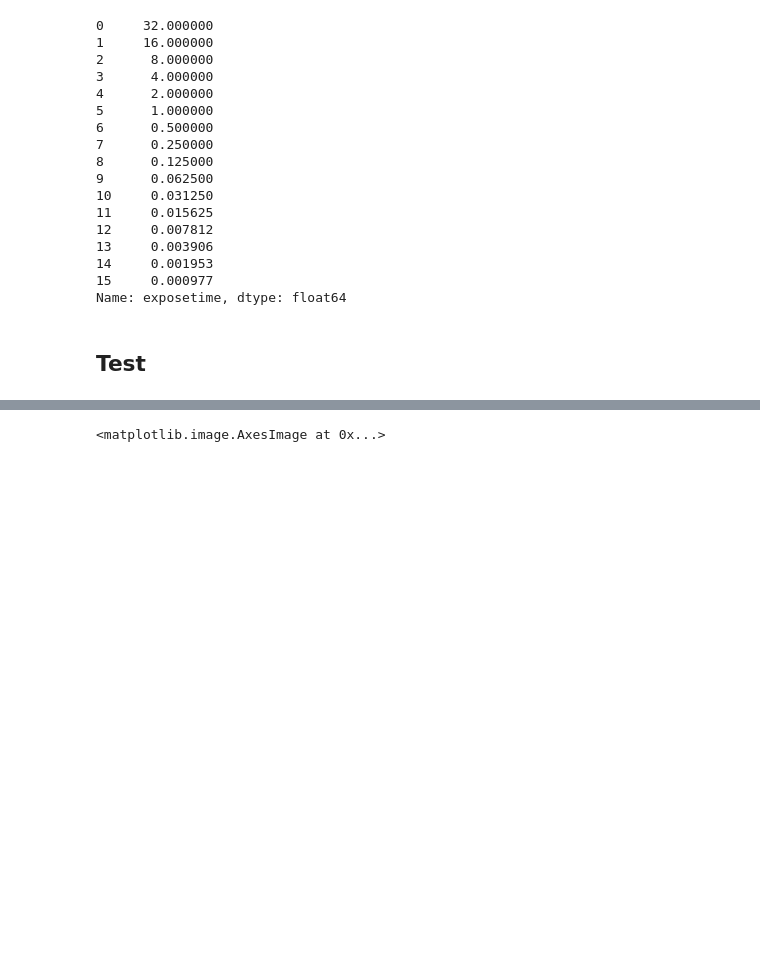
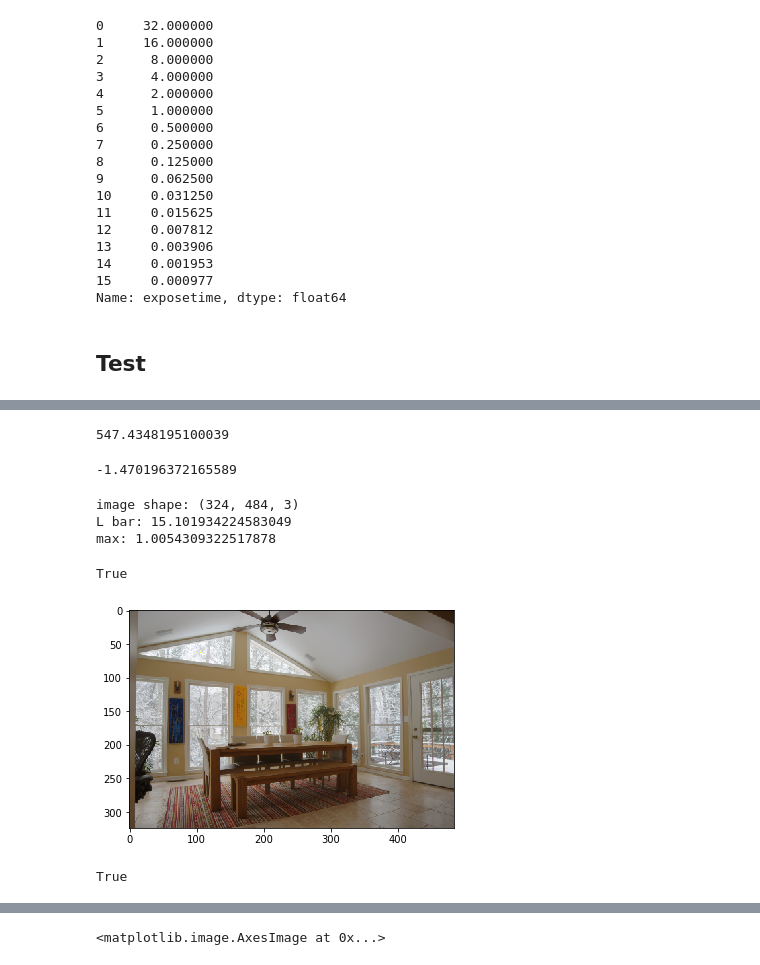
Before and after one commit to qa276390/high-dynamic-range-imaging, a Jupyter notebook: ComputeHDR.ipynb, the cells around one changed output, grey strips where cells are left out. Cells and saved outputs as stored; diff of their text form; code cells hidden in the pictures; blank space fills up the shorter version.

```diff
--- a/ComputeHDR.ipynb
+++ b/ComputeHDR.ipynb
@@ -101,0 +220,45 @@ np.sum(nG, axis=0).shape
+# %%
+np.exp(hdr_image.max())
+# %% [output]
+547.4348195100039
+# %%
+hdr_image.min()
+# %% [output]
+-1.470196372165589
+# %%
+image_mapped = hdr.globalToneMapping(hdr_image, Lwhite=30, alpha=0.9)
+print('max:', image_mapped.max())
+# %% [output]
+image shape: (324, 484, 3)
+L bar: 15.101934224583049
+max: 1.0054309322517878
+# %%
+#output = np.zeros(image_mapped.shape)
+#output = cv2.normalize(src=image_mapped, dst=output, alpha=0, beta=255, norm_type=cv2.NORM_MINMAX)
+output = image_mapped
+# %%
+plt.imshow(cv2.cvtColor((output*255).astype(np.uint8), cv2.COLOR_BGR2RGB))
+cv2.imwrite("ldr-myphoto.jpg", (output*255).astype(np.uint8) )
+# %% [output]
+True
+[figure, added]
+# %%
+"""
+# Merge images into an HDR linear image
+responsecurve = np.swapaxes(np.array(res_curves, dtype=np.float32), 0, 1).reshape(256, 1,3)
+plt.plot(responsecurve[:,:,0])
+plt.plot(responsecurve[:,:,1])
+plt.plot(responsecurve[:,:,2])
+mergeDebevec = cv2.createMergeDebevec()
+hdrDebevec = mergeDebevec.process(images, times, np.exp(responsecurve))
+"""
+# Save HDR image.
+#cv2.imwrite("hdrDebevec.hdr", hdrDebevec)
+tonemapDrago = cv2.createTonemapDrago(1.0, 0.7)
+ldrDrago = tonemapDrago.process(np.exp(hdr_image))
+#ldrDrago = tonemapDrago.process(hdr_image)
+ldrDrago = 3 * ldrDrago
+cv2.imwrite("ldr-myphoto.jpg", ldrDrago * 255)
+cv2.imwrite("ldr-myphoto.jpg", ldrDrago )
+# %% [output]
+True
```
Also changed, not shown: parts of 59 cells of this notebook, 1 other file.
